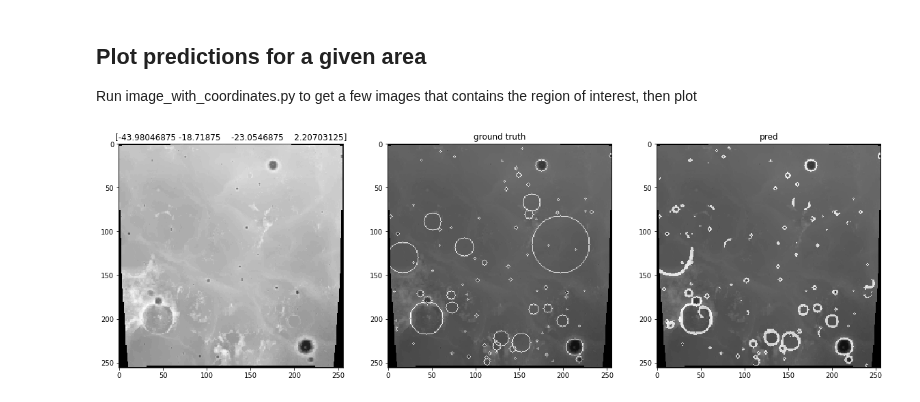
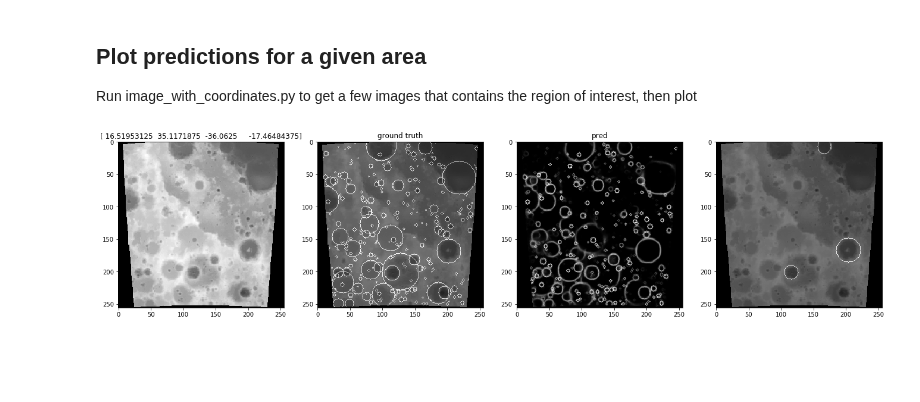
Before and after one commit to silburt/moon-craters, a Jupyter notebook: Image_Plotter.ipynb, the cells around one changed output. Saved outputs shown, nothing was run; the diff lists cells and outputs as text; code cells hidden in the pictures; blank space fills up the shorter version.

Commit message:
new coords

```diff
--- a/Image_Plotter.ipynb
+++ b/Image_Plotter.ipynb
@@ -173,25 +174,42 @@ preds = h5py.File('%s/HEAD_%spreds_n30000_final.hdf5'%(dirssh2,dtype), 'r')[dtyp
 def get_id(i, zeropad=5):
     return 'img_{i:0{zp}d}'.format(i=i, zp=zeropad)
 # %%
-i=49    #49,
-f, (ax1, ax2, ax3) = plt.subplots(1,3, figsize=[20, 8])
+i=865    #49,
+f, (ax1, ax2, ax3, ax4) = plt.subplots(1,4, figsize=[23, 8])
 
 img = imgs['input_images'][i]/255.
 minn, maxx = np.min(img[img>0]), np.max(img[img>0])
 img[img>0] = 0.1 + (img[img>0] - minn)*(0.9)/(maxx - minn) #linear re-scaling
 
 pred = preds[i].copy()
-pred[pred < 0.1] = 0
-pred[pred >= 0.1] = 1
+#pred[pred < 0.1] = 0
+#pred[pred >= 0.1] = 1
 
 ax1.imshow(img,origin='upper',cmap="Greys_r")
 ax2.imshow(img,origin='upper',cmap="Greys_r")
 ax2.imshow(imgs['target_masks'][i],origin='upper', cmap="Greys_r",alpha=0.5)
-ax3.imshow(img,origin='upper',cmap="Greys_r")
-ax3.imshow(pred,origin='upper', cmap="Greys_r",alpha=0.5)
+#ax3.imshow(img,origin='upper',cmap="Greys_r")
+ax3.imshow(pred,origin='upper', cmap="Greys_r",alpha=1)
+
+########### extract crater dist ###########
+minrad=10
+maxrad=50
+llt2=70
+rt=1
+template_thresh=0.6
+target_thresh=0.1
+coords = template_match_target(pred,minrad,maxrad,llt2,rt,template_thresh,target_thresh)
+cimg = cv2.cvtColor(pred.astype(np.uint8), cv2.COLOR_GRAY2BGR)
+for c in coords:
+    x,y,r = c
+    cv2.circle(cimg,(int(x),int(y)),int(r),(255,255,255),thickness=1)
+ax4.imshow(img,origin='upper', cmap="Greys_r")
+ax4.imshow(cimg,origin='upper', cmap="Greys_r",alpha=0.5)
+########### extract crater dist ###########
+
 ax2.set_title('ground truth')
 ax3.set_title('pred')
 ax1.set_title(imgs['longlat_bounds'][get_id(i)][...])
 plt.savefig('output_dir/images/large_circ_errs/img%d.png'%i)
 # %% [output]
-[figure, old version]
+[figure, new version]
```
Also changed, not shown: parts of 1 cell of this notebook, 1 other file.
